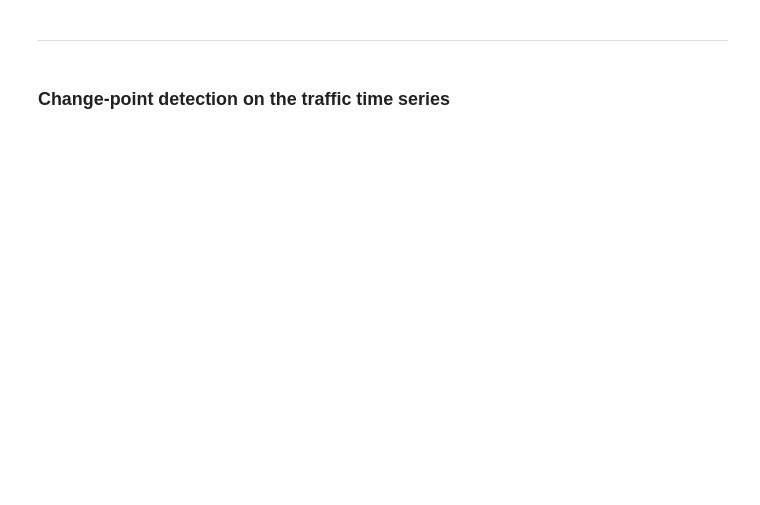
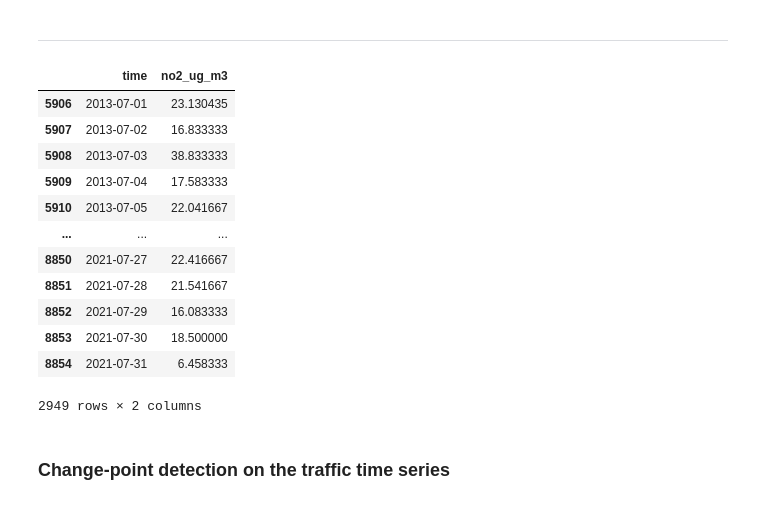
Before and after one commit to simonsanvil/Madrid-AirQuality-Analysis, a Jupyter notebook: notebooks/08-change_point_detection.ipynb, the cells around one changed output. Drawn from its saved outputs; the diff is of its cells as text; code cells hidden in the pictures; blank space fills up the shorter version.

```diff
--- a/notebooks/08-change_point_detection.ipynb
+++ b/notebooks/08-change_point_detection.ipynb
@@ -142,5 +160,30 @@ print(f"Predicted trend of {pollutant.split('_')[0].upper()} is on average {devi
 # %% [markdown]
 ------------
+# %%
+aq_df = get_air_quality_df("../01-data",meteo_normalized=False)
+aq_df.columns = aq_df.columns.str.replace("µ","u")
+
+df = aq_df.copy().set_index(
+        ["zone","time"]
+    ).groupby([pd.Grouper(level='zone'),
+                pd.Grouper(level='time', freq='1D')]
+    ).mean().reset_index()
+
+df.loc[df.zone==3,["time","no2_ug_m3"]]
+# %% [output]
+|  | time | no2_ug_m3 |
+| 5906 | 2013-07-01 | 23.130435 |
+| 5907 | 2013-07-02 | 16.833333 |
+| 5908 | 2013-07-03 | 38.833333 |
+| 5909 | 2013-07-04 | 17.583333 |
+| 5910 | 2013-07-05 | 22.041667 |
+| ... | ... | ... |
+| 8850 | 2021-07-27 | 22.416667 |
+| 8851 | 2021-07-28 | 21.541667 |
+| 8852 | 2021-07-29 | 16.083333 |
+| 8853 | 2021-07-30 | 18.500000 |
+| 8854 | 2021-07-31 | 6.458333 |
+2949 rows × 2 columns
 # %% [markdown]
 ### Change-point detection on the traffic time series
 # %%
```
Also changed, not shown: parts of 5 cells of this notebook, 11 other files.
